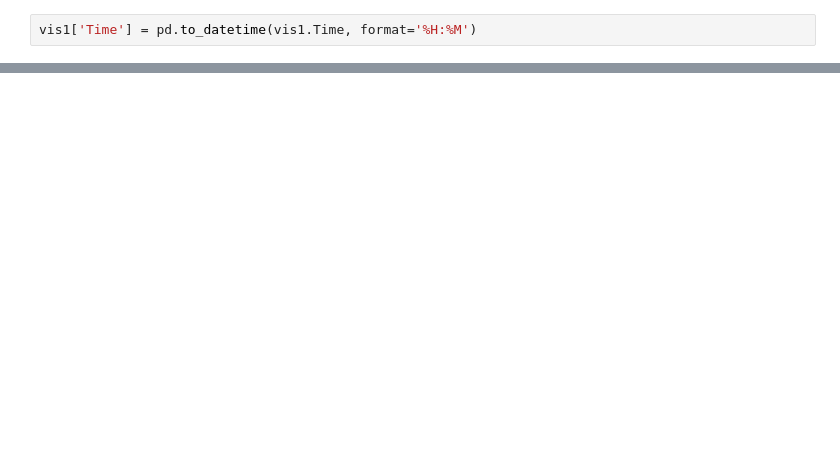
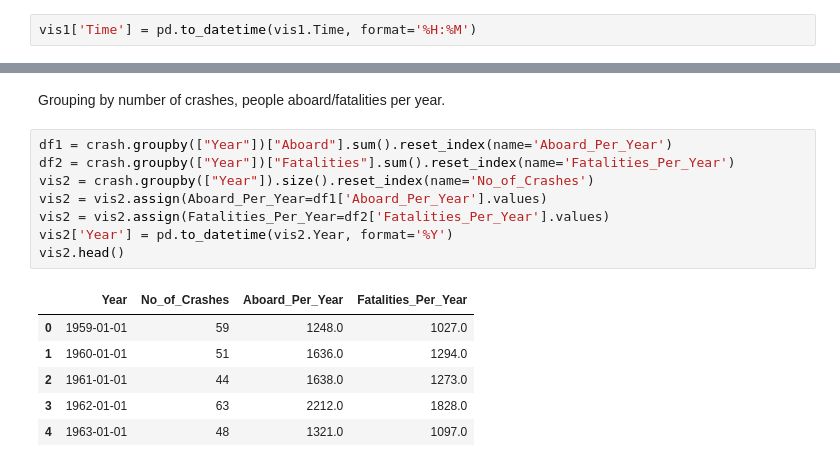
Before and after one commit to myroslavarm/datavis, a Jupyter notebook: datavis_project.ipynb, the cells around one changed output, grey strips where cells are left out. Saved outputs shown, nothing was run; the diff lists cells and outputs as text; blank space fills up the shorter version.

```diff
--- a/datavis_project.ipynb
+++ b/datavis_project.ipynb
@@ -109,0 +101,17 @@ alt.Chart(vis1).mark_circle().encode(
+# %% [markdown]
+Grouping by number of crashes, people aboard/fatalities per year.
+# %%
+df1 = crash.groupby(["Year"])["Aboard"].sum().reset_index(name='Aboard_Per_Year')
+df2 = crash.groupby(["Year"])["Fatalities"].sum().reset_index(name='Fatalities_Per_Year')
+vis2 = crash.groupby(["Year"]).size().reset_index(name='No_of_Crashes')
+vis2 = vis2.assign(Aboard_Per_Year=df1['Aboard_Per_Year'].values)
+vis2 = vis2.assign(Fatalities_Per_Year=df2['Fatalities_Per_Year'].values)
+vis2['Year'] = pd.to_datetime(vis2.Year, format='%Y')
+vis2.head()
+# %% [output]
+|  | Year | No_of_Crashes | Aboard_Per_Year | Fatalities_Per_Year |
+| 0 | 1959-01-01 | 59 | 1248.0 | 1027.0 |
+| 1 | 1960-01-01 | 51 | 1636.0 | 1294.0 |
+| 2 | 1961-01-01 | 44 | 1638.0 | 1273.0 |
+| 3 | 1962-01-01 | 63 | 2212.0 | 1828.0 |
+| 4 | 1963-01-01 | 48 | 1321.0 | 1097.0 |
```
Also changed, not shown: parts of 23 cells of this notebook.
